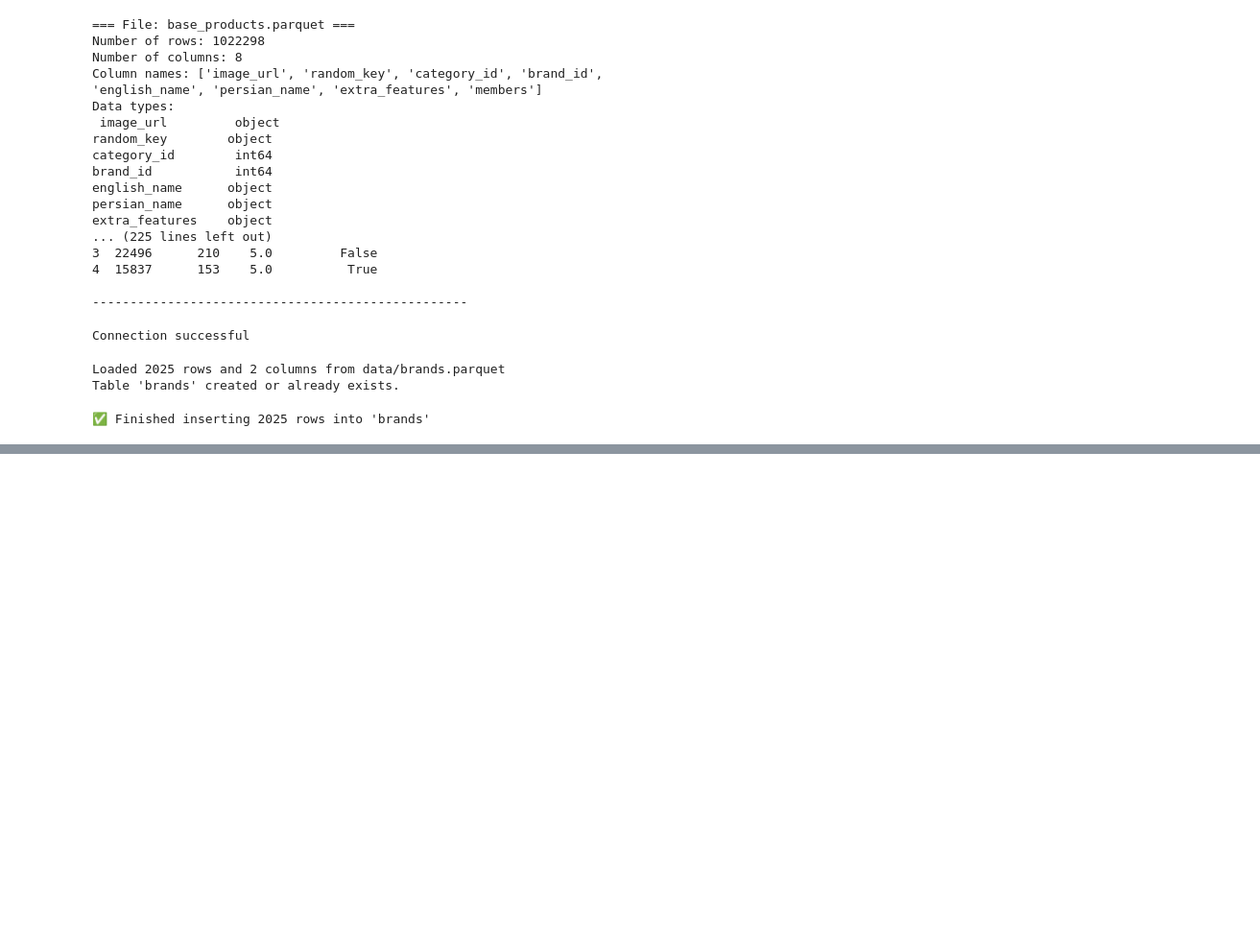
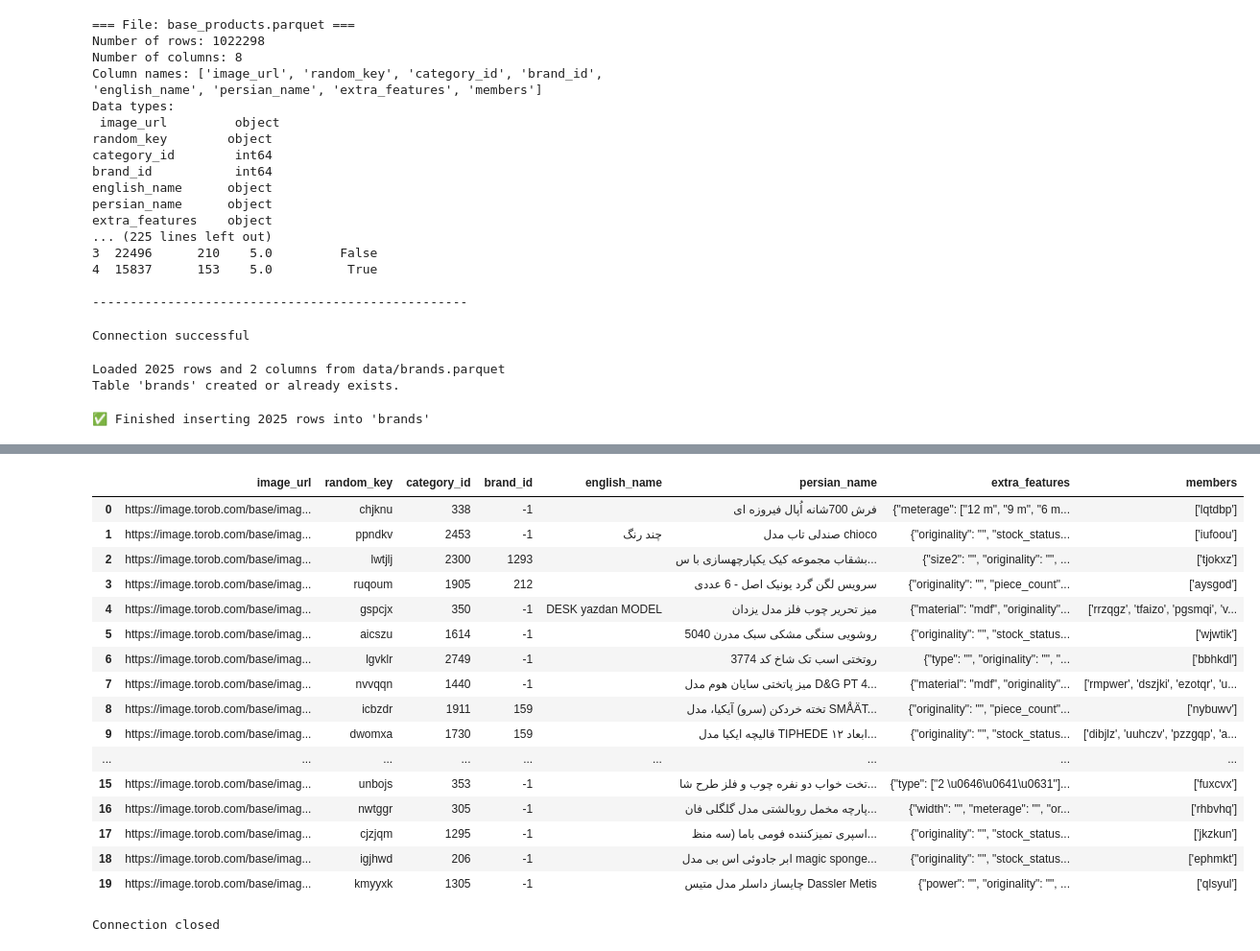
Before and after one commit to BehnamRohani/ai-shopping-assistant, a Jupyter notebook: util_notebook.ipynb, the cells around one changed output, grey strips where cells are left out. Shown: that part at 96% size. Drawn from its saved outputs; the diff is of its cells as text; code cells hidden in the pictures; blank space fills up the shorter version.

```diff
--- a/util_notebook.ipynb
+++ b/util_notebook.ipynb
@@ -243,5 +245,25 @@ df = pd.read_sql(query, conn)
 # %%
-df
+# df.head(20)
+# %% [output]
+|  | image_url | random_key | category_id | brand_id | english_name | persian_name | extra_features | members |
+| 0 | https://image.torob.com/base/imag... | chjknu | 338 | -1 |  | فرش 700شانه اُپال فیروزه ای | {"meterage": ["12 m", "9 m", "6 m... | ['lqtdbp'] |
+| 1 | https://image.torob.com/base/imag... | ppndkv | 2453 | -1 | چند رنگ | صندلی تاب مدل chioco | {"originality": "", "stock_status... | ['iufoou'] |
+| 2 | https://image.torob.com/base/imag... | lwtjlj | 2300 | 1293 |  | بشقاب مجموعه کیک یکپارچهسازی با س... | {"size2": "", "originality": "", ... | ['tjokxz'] |
+| 3 | https://image.torob.com/base/imag... | ruqoum | 1905 | 212 |  | سرویس لگن گرد یونیک اصل - 6 عددی | {"originality": "", "piece_count"... | ['aysgod'] |
+| 4 | https://image.torob.com/base/imag... | gspcjx | 350 | -1 | DESK yazdan MODEL | میز تحریر چوب فلز مدل یزدان | {"material": "mdf", "originality"... | ['rrzqgz', 'tfaizo', 'pgsmqi', 'v... |
+| 5 | https://image.torob.com/base/imag... | aicszu | 1614 | -1 |  | روشویی سنگی مشکی سبک مدرن 5040 | {"originality": "", "stock_status... | ['wjwtik'] |
+| 6 | https://image.torob.com/base/imag... | lgvklr | 2749 | -1 |  | روتختی اسب تک شاخ کد 3774 | {"type": "", "originality": "", "... | ['bbhkdl'] |
+| 7 | https://image.torob.com/base/imag... | nvvqqn | 1440 | -1 |  | میز پاتختی سایان هوم مدل D&G PT 4... | {"material": "mdf", "originality"... | ['rmpwer', 'dszjki', 'ezotqr', 'u... |
+| 8 | https://image.torob.com/base/imag... | icbzdr | 1911 | 159 |  | تخته خردکن (سرو) آیکیا، مدل SMÅÄT... | {"originality": "", "piece_count"... | ['nybuwv'] |
+| 9 | https://image.torob.com/base/imag... | dwomxa | 1730 | 159 |  | قالیچه ایکیا مدل TIPHEDE ابعاد ۱۲... | {"originality": "", "stock_status... | ['dibjlz', 'uuhczv', 'pzzgqp', 'a... |
+| ... | ... | ... | ... | ... | ... | ... | ... | ... |
+| 15 | https://image.torob.com/base/imag... | unbojs | 353 | -1 |  | تخت خواب دو نفره چوب و فلز طرح شا... | {"type": ["2 \u0646\u0641\u0631"]... | ['fuxcvx'] |
+| 16 | https://image.torob.com/base/imag... | nwtggr | 305 | -1 |  | پارچه مخمل روبالشتی مدل گلگلی فان... | {"width": "", "meterage": "", "or... | ['rhbvhq'] |
+| 17 | https://image.torob.com/base/imag... | cjzjqm | 1295 | -1 |  | اسپری تمیزکننده فومی باما (سه منظ... | {"originality": "", "stock_status... | ['jkzkun'] |
+| 18 | https://image.torob.com/base/imag... | igjhwd | 206 | -1 |  | ابر جادوئی اس بی مدل magic sponge... | {"originality": "", "stock_status... | ['ephmkt'] |
+| 19 | https://image.torob.com/base/imag... | kmyyxk | 1305 | -1 |  | چایساز داسلر مدل متیس Dassler Metis | {"power": "", "originality": "", ... | ['qlsyul'] |
 # %%
 # Remember to close the connection when done
-close_connection(conn)
+# close_connection(conn)
+# %% [output]
+Connection closed
```
Also changed, not shown: parts of 9 cells of this notebook, 1 other file.
